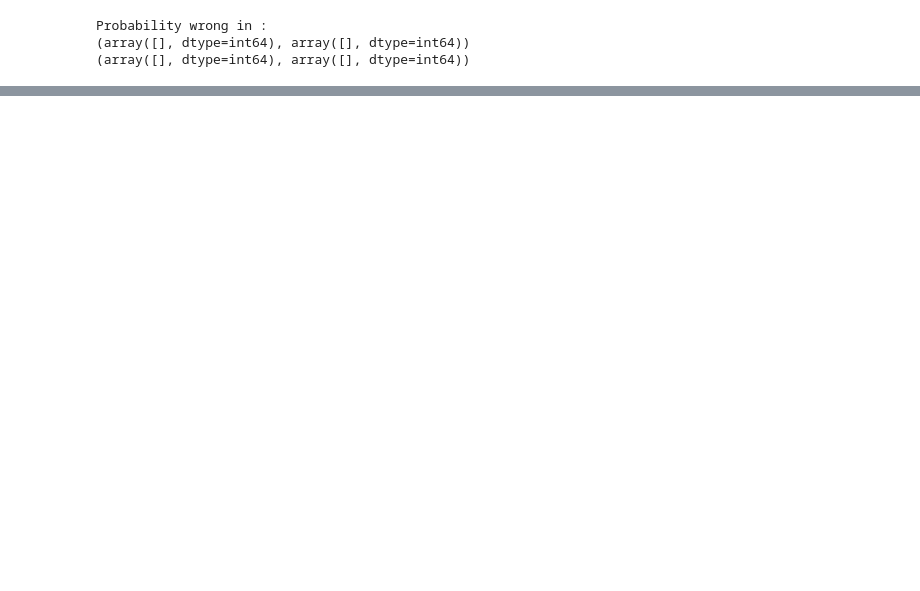
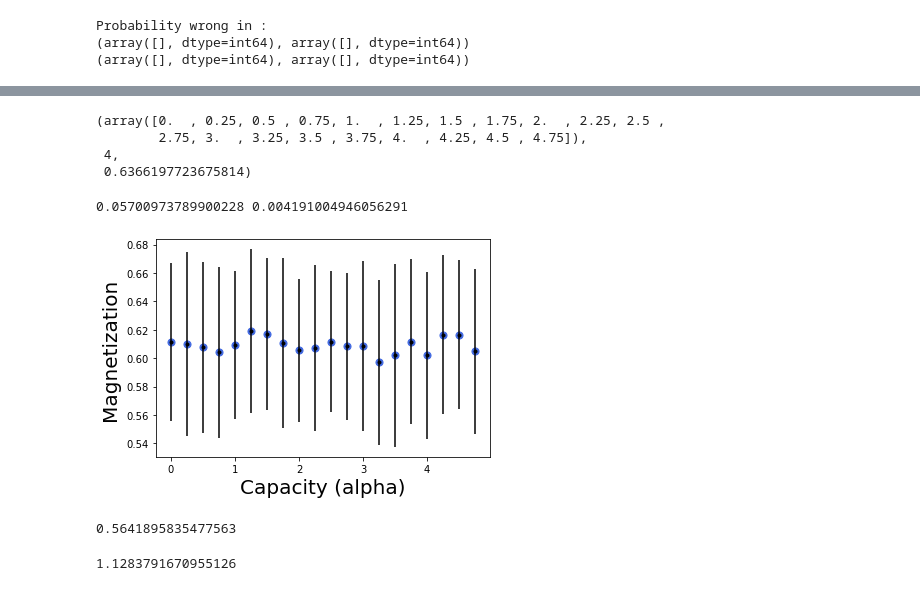
Before and after one commit to naimaeb/MSc_thesis, a Jupyter notebook: gonzaga/ising_1987.ipynb, the cells around one changed output, grey strips where cells are left out. Cells and saved outputs as stored; diff of their text form; code cells hidden in the pictures; blank space fills up the shorter version.

```diff
--- a/gonzaga/ising_1987.ipynb
+++ b/gonzaga/ising_1987.ipynb
@@ -231,0 +402,57 @@ means
+# %%
+p_range = np.linspace(1,20, num = 20).astype(int)
+# %%
+alpha_range = (p_range -1)/C_const
+# %%
+alpha_range, C_const, 2/np.pi
+# %% [output]
+(array([0.  , 0.25, 0.5 , 0.75, 1.  , 1.25, 1.5 , 1.75, 2.  , 2.25, 2.5 ,
+        2.75, 3.  , 3.25, 3.5 , 3.75, 4.  , 4.25, 4.5 , 4.75]),
+ 4,
+ 0.6366197723675814)
+# %%
+#run simulation for different alpha values by variying N and look at the last magnetization value for each simulation
+
+def run_simulation_p(p_array, temperature, epochs):
+    '''
+    Runs the simulation of parallel mean field updates.
+
+    Arguments:
+        p_array(np.array): array with different pattern amounts
+        temperature(float): value of the temperature to run the simulations with
+        epochs(int): number of epochs you want to run each individual simulation for
+    '''
+    magnetization = []
+    stdev = []
+    for p in p_array:
+        IS = Ising(p = p, temperature = temperature)
+        means = IS.simulateMeans(epochs)
+        mean_means = np.mean(means)
+        std = np.std(means)
+        magnetization.append(mean_means)
+        stdev.append(std)
+
+    return magnetization, stdev
+# %%
+magnetization, std = run_simulation_p(p_range, 0.01, 100)
+# %%
+#plot simulation results
+
+
+plt.scatter(alpha_range, magnetization, s=50, marker='o', color='RoyalBlue')
+plt.errorbar(alpha_range, magnetization, yerr=std, fmt='.k')
+plt.xlabel("Capacity (alpha)", fontsize=20);
+plt.ylabel("Magnetization ", fontsize=20);   plt.axis('tight')
+
+print(np.mean(std),np.std(std))
+# %% [output]
+0.05700973789900228 0.004191004946056291
+[figure, added]
+# %%
+1/np.sqrt(np.pi)
+# %% [output]
+0.5641895835477563
+# %%
+2/np.sqrt(np.pi)
+# %% [output]
+1.1283791670955126
```
Also changed, not shown: parts of 29 cells of this notebook, 4 other files.
